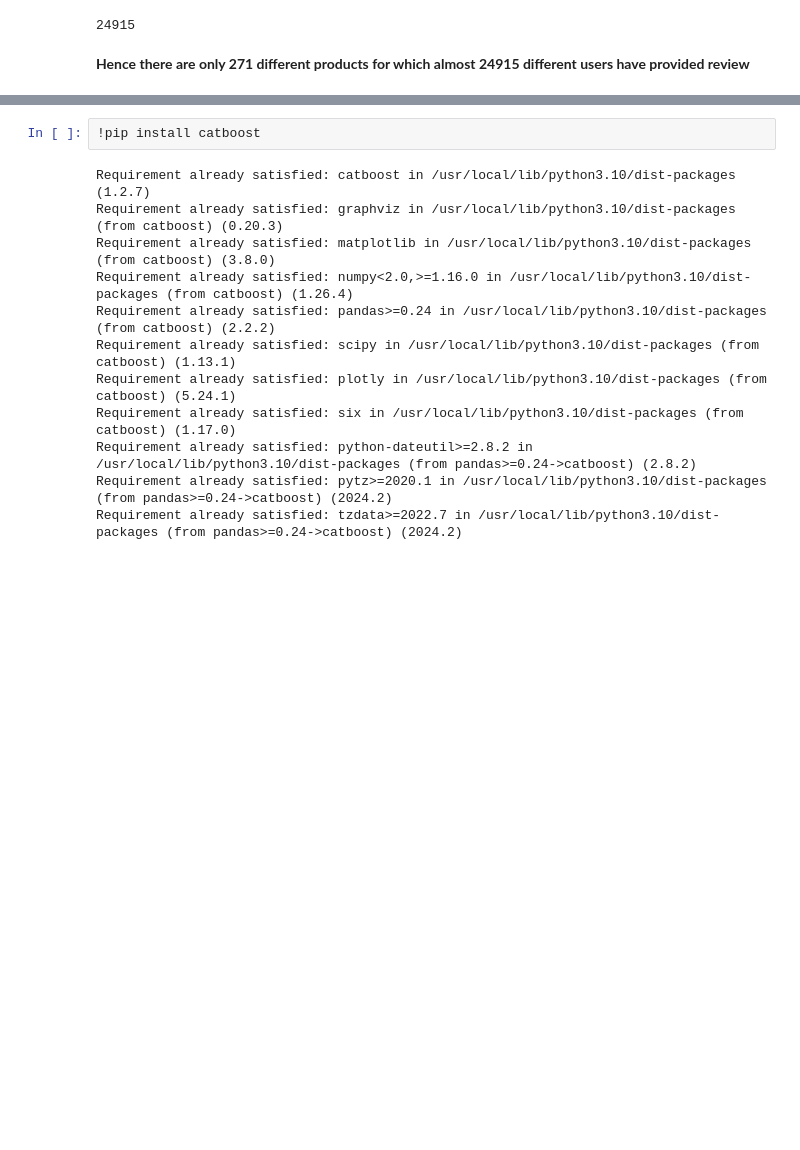
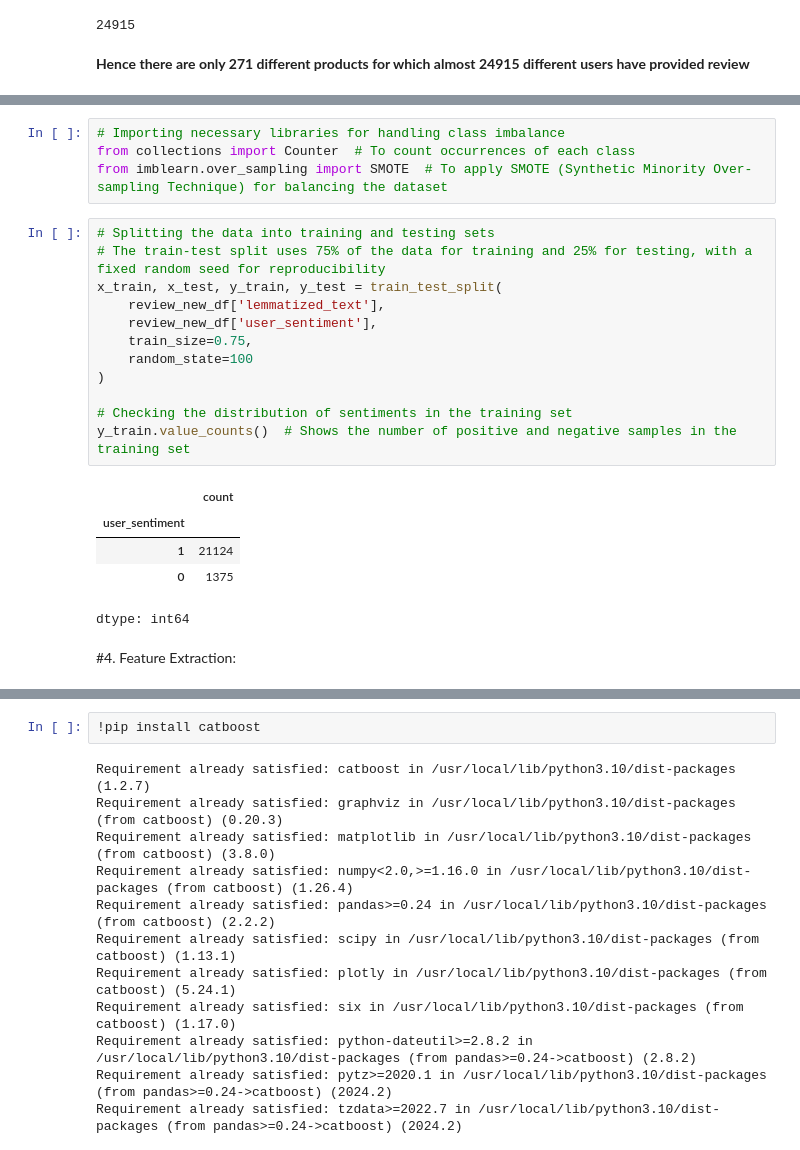
Before and after one commit to imsaptarshi91/Sentiment_Based_Product_Recommendation, a Jupyter notebook: Sentiment_based_Recommender_system.ipynb, the cells around one changed output, grey strips where cells are left out. Cells and saved outputs as stored; diff of their text form; blank space fills up the shorter version.

```diff
--- a/Sentiment_based_Recommender_system.ipynb
+++ b/Sentiment_based_Recommender_system.ipynb
@@ -422,0 +453,24 @@ After sampling : Counter({1: 20118, 0: 20118})
+# %%
+# Importing necessary libraries for handling class imbalance
+from collections import Counter  # To count occurrences of each class
+from imblearn.over_sampling import SMOTE  # To apply SMOTE (Synthetic Minority Over-sampling Technique) for balancing the dataset
+# %%
+# Splitting the data into training and testing sets
+# The train-test split uses 75% of the data for training and 25% for testing, with a fixed random seed for reproducibility
+x_train, x_test, y_train, y_test = train_test_split(
+    review_new_df['lemmatized_text'],
+    review_new_df['user_sentiment'],
+    train_size=0.75,
+    random_state=100
+)
+
+# Checking the distribution of sentiments in the training set
+y_train.value_counts()  # Shows the number of positive and negative samples in the training set
+# %% [output]
+|  | count |
+| user_sentiment |  |
+| 1 | 21124 |
+| 0 | 1375 |
+dtype: int64
+# %% [markdown]
+#4. Feature Extraction:
```
Also changed, not shown: parts of 160 cells of this notebook, 14 other files.
